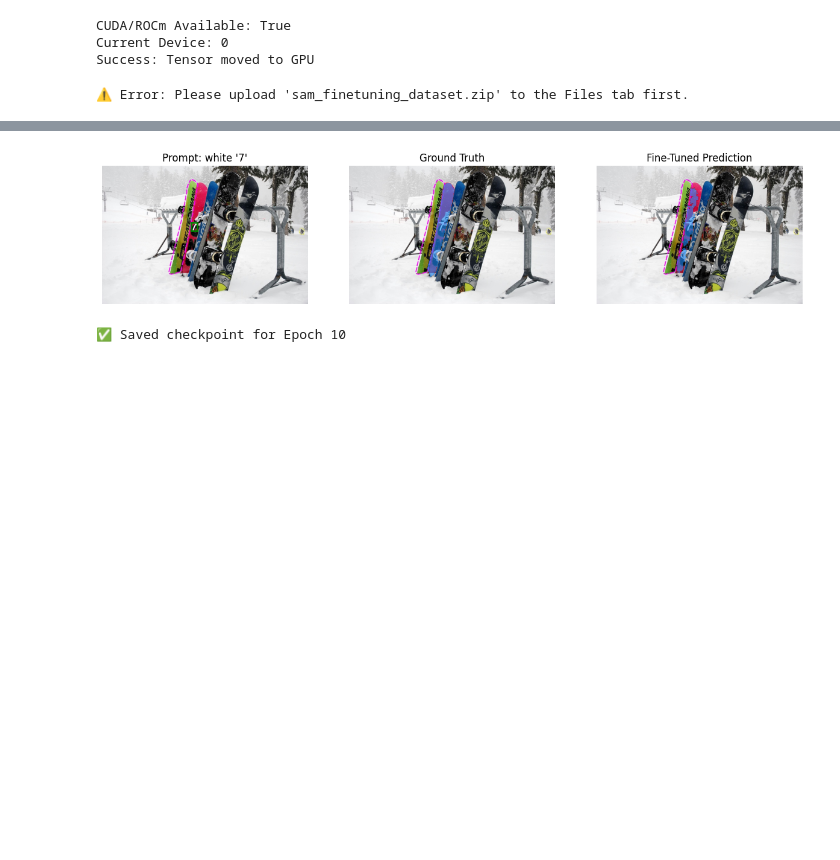
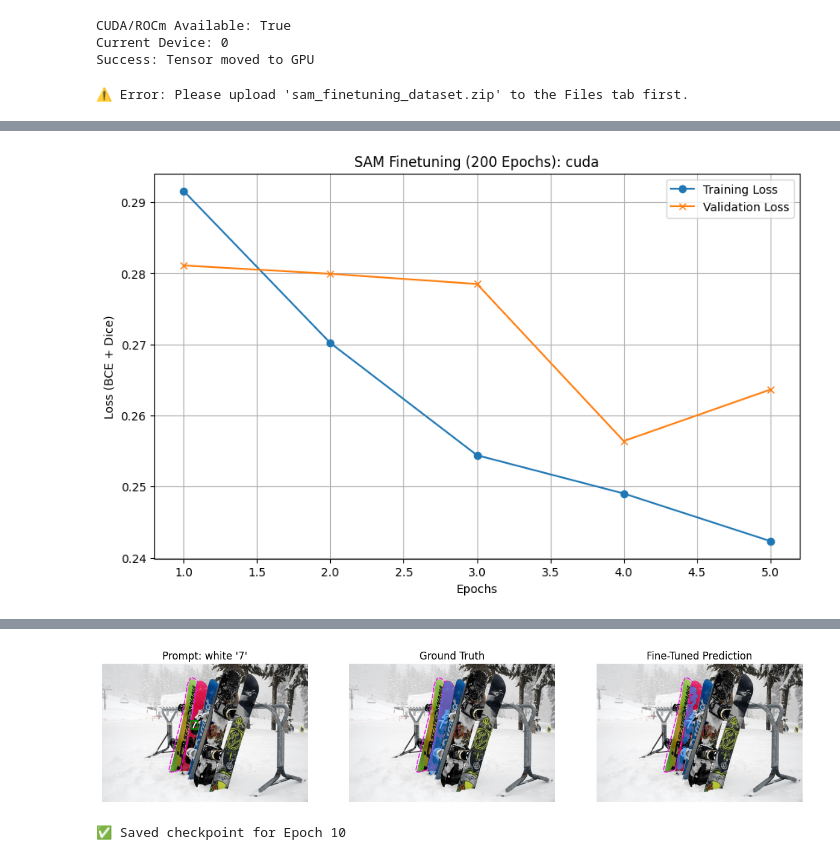
Before and after one commit to ahmed807/Medical_Segmentation, a Jupyter notebook: fine_tune_SAM_3.ipynb, the cells around one changed output, grey strips where cells are left out. Saved outputs shown, nothing was run; the diff lists cells and outputs as text; code cells hidden in the pictures; blank space fills up the shorter version.

```diff
--- a/fine_tune_SAM_3.ipynb
+++ b/fine_tune_SAM_3.ipynb
@@ -205,12 +229,31 @@ print(f"✅ Training on {len(train_dataset)} examples, Validating on {len(val_da
+# %%
+def dice_loss(inputs, targets, smooth=1.0):
+    # Apply sigmoid to convert logits to probabilities
+    inputs = torch.sigmoid(inputs)
+
+    # Flatten label and prediction tensors
+    inputs = inputs.view(-1)
+    targets = targets.view(-1)
+
+    intersection = (inputs * targets).sum()
+    dice = (2.*intersection + smooth) / (inputs.sum() + targets.sum() + smooth)
+
+    return 1 - dice
 # %%
+from torch.optim.lr_scheduler import CosineAnnealingLR
+
 # 4. Training Setup
 optimizer = AdamW(model.mask_decoder.parameters(), lr=LEARNING_RATE, weight_decay=WEIGHT_DECAY)
 scaler = torch.amp.GradScaler('cuda')
+
+# Scheduler: Smoothly decays learning rate over 200 epochs
+scheduler = CosineAnnealingLR(optimizer, T_max=NUM_EPOCHS)
+
 best_val_loss = float('inf')
 train_losses = []
 val_losses = []
 
-print(f"🔥 Starting Training for {NUM_EPOCHS} Epochs on W7900...")
+print(f"🔥 Starting Training for {NUM_EPOCHS} Epochs on RTX 3080 Ti...")
 
 for epoch in range(NUM_EPOCHS):
     # --- TRAIN LOOP ---
@@ -223,7 +266,12 @@ for epoch in range(NUM_EPOCHS):
         pixel_values = batch["pixel_values"].to(device, non_blocking=True)
         input_boxes = batch["input_boxes"].to(device, non_blocking=True)
         ground_truth_masks = batch["ground_truth_mask"].to(device, non_blocking=True)
-        input_ids = batch["input_ids"].to(device, non_blocking=True)
+
+        # Safety check for text prompt input_ids
+        input_ids = batch.get("input_ids", None)
+        if input_ids is not None:
+            input_ids = input_ids.to(device, non_blocking=True)
+
         with torch.amp.autocast('cuda'):
             outputs = model(
                 pixel_values=pixel_values,
@@ -232,23 +280,19 @@ for epoch in range(NUM_EPOCHS):
                 multimask_output=False
             )
 
-            # --- FIX 1: Correct Mask Selection ---
-            # Output shape is typically [Batch, 1, 256, 256] for multimask_output=False
-            # We just want [Batch, 256, 256] to interpolate
+            # Extract and upscale masks
             low_res_masks = outputs.pred_masks[:, 0, :, :]
-
-            # --- FIX 2: Handle Resolution Mismatch ---
-            # SAM outputs 256x256 masks. Ground truth is usually 1024x1024 (or original image size).
-            # We must resize the output to match the Ground Truth size.
             upscaled_masks = F.interpolate(
-                low_res_masks.unsqueeze(1), # Add channel dim back for interpolate: [B, 1, 256, 256]
-                size=(ground_truth_masks.shape[1], ground_truth_masks.shape[2]), # Target size (H, W)
+                low_res_masks.unsqueeze(1),
+                size=(ground_truth_masks.shape[1], ground_truth_masks.shape[2]),
                 mode="bilinear",
                 align_corners=False
-            ).squeeze(1) # Remove channel dim again: [B, H, W]
+            ).squeeze(1)
 
-            # Now shapes match! Calculate Loss.
-            loss = F.binary_cross_entropy_with_logits(upscaled_masks, ground_truth_masks.float())
+            # --- COMBINED LOSS (BCE + DICE) ---
+            bce_loss = F.binary_cross_entropy_with_logits(upscaled_masks, ground_truth_masks.float())
+            d_loss = dice_loss(upscaled_masks, ground_truth_masks.float())
+            loss = (0.5 * bce_loss) + (0.5 * d_loss)
 
         optimizer.zero_grad()
         scaler.scale(loss).backward()
@@ -257,6 +301,10 @@ for epoch in range(NUM_EPOCHS):
 
         epoch_train_losses.append(loss.item())
         pbar.set_postfix(train_loss=f"{loss.item():.4f}")
+
+    # Step the scheduler after each training epoch
+    scheduler.step()
+    current_lr = optimizer.param_groups[0]['lr']
 
     avg_train = np.mean(epoch_train_losses)
     train_losses.append(avg_train)
@@ -271,10 +319,19 @@ for epoch in range(NUM_EPOCHS):
             input_boxes = batch["input_boxes"].to(device, non_blocking=True)
             ground_truth_masks = batch["ground_truth_mask"].to(device, non_blocking=True)
 
+            input_ids = batch.get("input_ids", None)
+            if input_ids is not None:
+                input_ids = input_ids.to(device, non_blocking=True)
+
             with torch.amp.autocast('cuda'):
-                outputs = model(pixel_values=pixel_values, input_boxes=input_boxes, multimask_output=False)
+                # outputs = model(pixel_values=pixel_values, input_boxes=input_boxes, multimask_output=False)
+                outputs = model(
+                pixel_values=pixel_values,
+                input_boxes=input_boxes,
+                input_ids=input_ids,  # Now passing the text prompts
+                multimask_output=False
+            )
 
-                # Apply same fixes to validation
                 low_res_masks = outputs.pred_masks[:, 0, :, :]
                 upscaled_masks = F.interpolate(
                     low_res_masks.unsqueeze(1),
@@ -283,7 +340,9 @@ for epoch in range(NUM_EPOCHS):
                     align_corners=False
                 ).squeeze(1)
 
-                v_loss = F.binary_cross_entropy_with_logits(upscaled_masks, ground_truth_masks.float())
+                v_bce = F.binary_cross_entropy_with_logits(upscaled_masks, ground_truth_masks.float())
+                v_dice = dice_loss(upscaled_masks, ground_truth_masks.float())
+                v_loss = (0.5 * v_bce) + (0.5 * v_dice)
 
             epoch_val_losses.append(v_loss.item())
 
@@ -291,23 +350,27 @@ for epoch in range(NUM_EPOCHS):
     val_losses.append(avg_val)
 
     # --- LOGGING & SAVING ---
-    print(f"Epoch {epoch+1}: Train={avg_train:.4f} | Val={avg_val:.4f}")
+    print(f"Epoch {epoch+1}: Train={avg_train:.4f} | Val={avg_val:.4f} | LR={current_lr:.2e}")
 
     if avg_val < best_val_loss:
         best_val_loss = avg_val
         torch.save(model.state_dict(), "sam_best_val_model.pth")
         print(f"   💾 Saved New Best Model! (Val Loss: {best_val_loss:.4f})")
 
-# 5. Save Plot (No changes needed here)
+    # Periodic Checkpoint (every 50 epochs) for long runs
+    if (epoch + 1) % 50 == 0:
+        torch.save(model.state_dict(), f"sam_model_checkpoint_ep{epoch+1}.pth")
+
+# 5. Save Plot
 print("📊 Saving Loss Curve to 'loss_curve.png'...")
 plt.figure(figsize=(10, 6))
-plt.plot(range(1, NUM_EPOCHS + 1), train_losses, label='Training Loss', marker='o')
-plt.plot(range(1, NUM_EPOCHS + 1), val_losses, label='Validation Loss', marker='x')
+plt.plot(range(1, len(train_losses) + 1), train_losses, label='Training Loss', marker='o')
+plt.plot(range(1, len(val_losses) + 1), val_losses, label='Validation Loss', marker='x')
 plt.xlabel('Epochs')
-plt.ylabel('Loss')
-plt.title('SAM Finetuning: Train vs Val')
+plt.ylabel('Loss (BCE + Dice)')
+plt.title(f'SAM Finetuning (200 Epochs): {device}')
 plt.legend()
 plt.grid(True)
 plt.savefig('loss_curve.png')
-print("🎉 Done! Check 'sam_best_val_model.pth' and 'loss_curve.png'.")
+print(f"🎉 Done! Final Best Val Loss: {best_val_loss:.4f}")
 # %% [output]
@@ -315,3 +389,4 @@ print("🎉 Done! Check 'sam_best_val_model.pth' and 'loss_curve.png'.")
+[figure, added]
 # %%
 # Plotting Train vs Validation Loss
 plt.figure(figsize=(10, 6))
```
Also changed, not shown: parts of 16 cells of this notebook, 7 other files.
